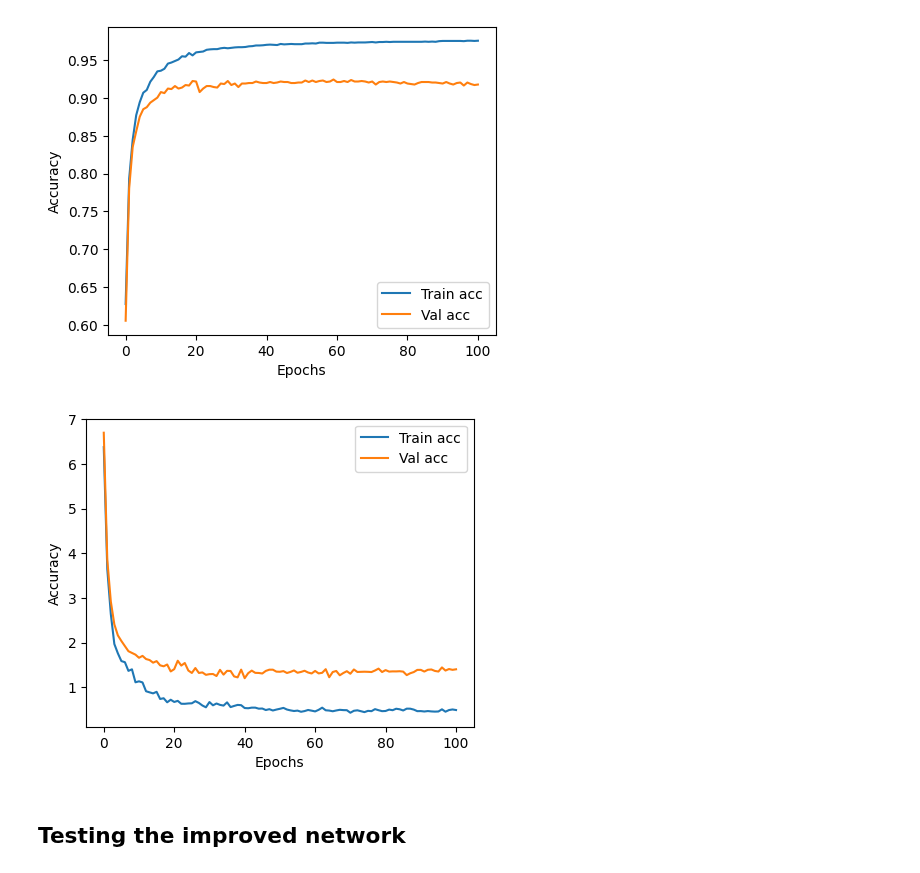
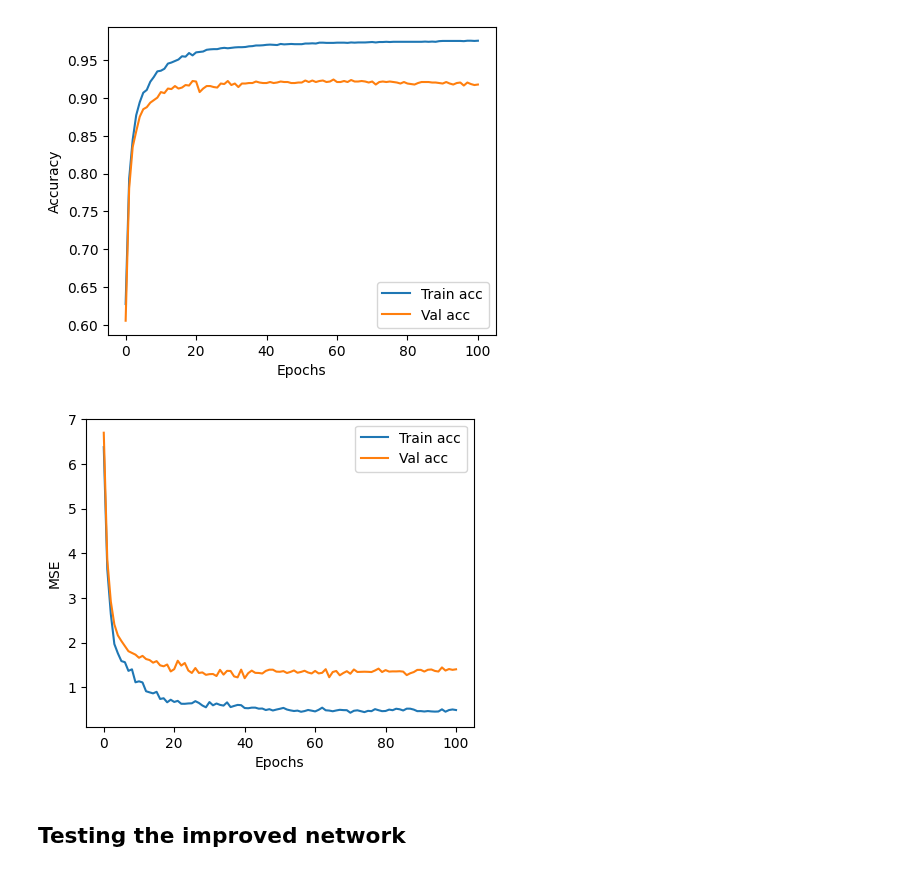
Before and after one commit to JouhC/ai-linearalgebra-probsets, a Jupyter notebook: notebooks/ps3_ann.ipynb, the cells around one changed output. Saved outputs shown, nothing was run; the diff lists cells and outputs as text; code cells hidden in the pictures.

```diff
--- a/notebooks/ps3_ann.ipynb
+++ b/notebooks/ps3_ann.ipynb
@@ -339,8 +336,9 @@ class MLP:
 
         self.weights = [
             # + 1 to account for the bias
-            np.random.randn(right_layer, left_layer + 1)
-            for (right_layer, left_layer) in zip(
+            # e.g. 25 x 400 (25 neurons, 400 weights each)
+            np.random.randn(right_layer_neurons, left_layer_weights + 1)
+            for (right_layer_neurons, left_layer_weights) in zip(
                 self.layer_sizes[1:], self.layer_sizes[:-1]
             )
         ]
@@ -806,13 +806,13 @@ plot_training_curves(
 # %%
 plot_training_curves(
     arr1=network_b.mse_train,
     arr2=network_b.mse_val,
     label1="Train acc",
     label2="Val acc",
-    metric="Accuracy",
+    metric="MSE",
 )
 # %% [output]
-[figure, old version]
+[figure, new version]
 # %% [markdown]
 ## Testing the improved network
 # %%
```
Also changed, not shown: parts of 7 cells of this notebook, 7 other files.
